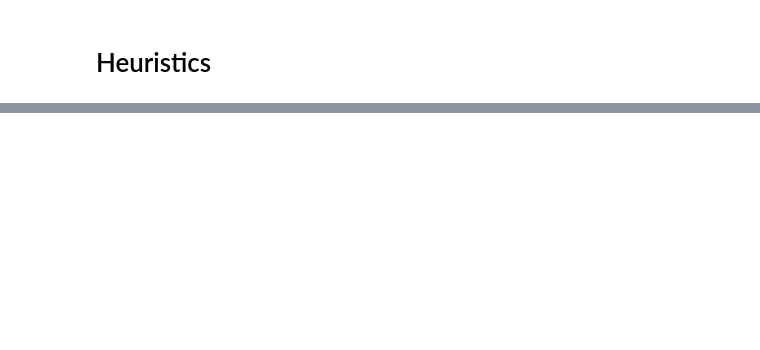
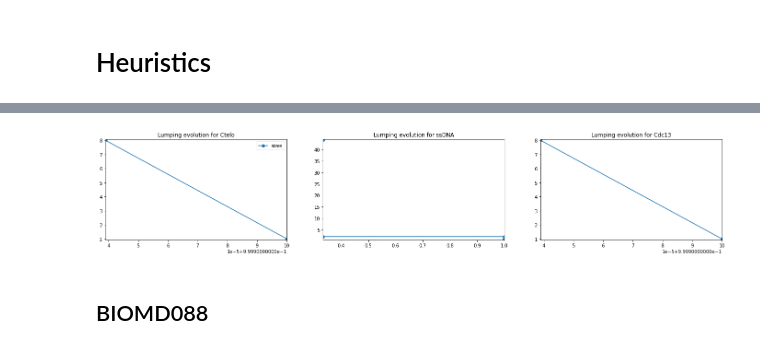
Before and after one commit to clue-developers/CLUE, a Jupyter notebook: notebooks/heuristics.ipynb, the cells around one changed output, grey strips where cells are left out. Saved outputs shown, nothing was run; the diff lists cells and outputs as text; code cells hidden in the pictures; blank space fills up the shorter version.

```diff
--- a/notebooks/heuristics.ipynb
+++ b/notebooks/heuristics.ipynb
@@ -105,0 +156,2 @@ get_reductions(get_example("journal.pcbi.1003544.s006"))
+# %%
+result = get_reductions(get_example("BIOMD*087"))
@@ -105,0 +174,6 @@ get_reductions(get_example("journal.pcbi.1003544.s006"))
+# %%
+gen_fig(result)
+# %% [output]
+[figure, added]
+# %% [markdown]
+## BIOMD088
```
Also changed, not shown: parts of 42 cells of this notebook.
